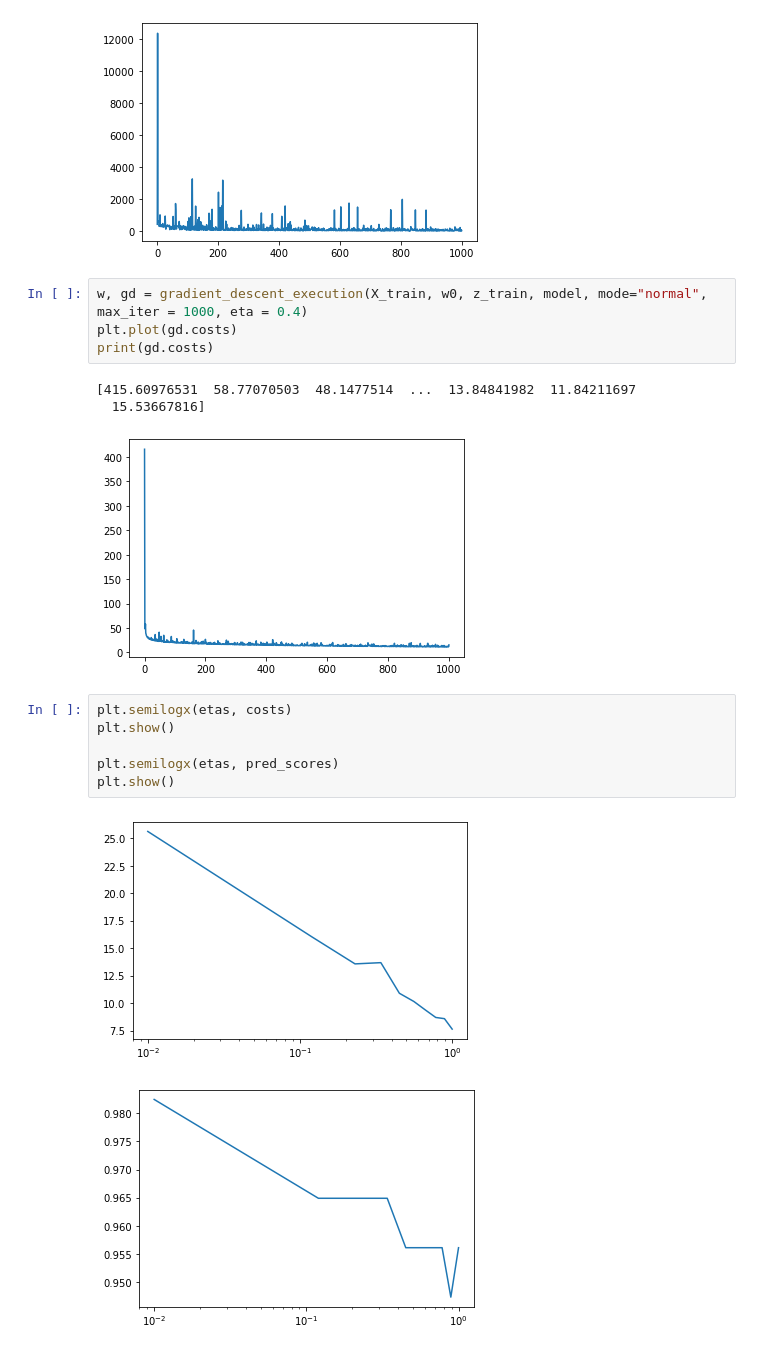
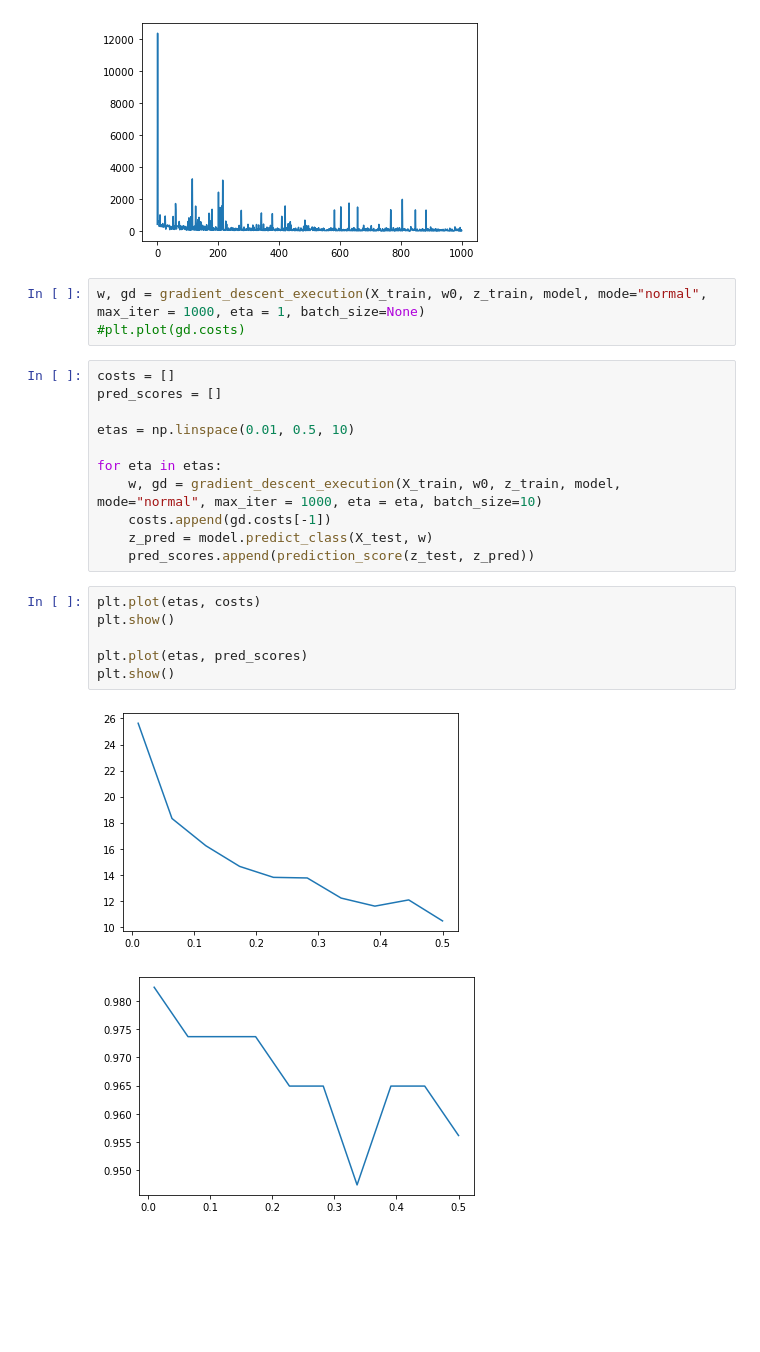
Before and after one commit to carlfre/FYS-STK3155-project-2, a Jupyter notebook: notebooks/logistic_regression.ipynb, the cells around one changed output. Cells and saved outputs as stored; diff of their text form; blank space fills up the shorter version.

```diff
--- a/notebooks/logistic_regression.ipynb
+++ b/notebooks/logistic_regression.ipynb
@@ -336,19 +336,25 @@ print(gd.costs)
  7.10512713e+01 1.95497705e+01]
 [figure]
 # %%
-w, gd = gradient_descent_execution(X_train, w0, z_train, model, mode="normal", max_iter = 1000, eta = 0.4)
-plt.plot(gd.costs)
-print(gd.costs)
+w, gd = gradient_descent_execution(X_train, w0, z_train, model, mode="normal", max_iter = 1000, eta = 1, batch_size=None)
+#plt.plot(gd.costs)
-# %% [output]
-[415.60976531  58.77070503  48.1477514  ...  13.84841982  11.84211697
-  15.53667816]
-[figure, removed]
+# %%
+costs = []
+pred_scores = []
+
+etas = np.linspace(0.01, 0.5, 10)
+
+for eta in etas:
+    w, gd = gradient_descent_execution(X_train, w0, z_train, model, mode="normal", max_iter = 1000, eta = eta, batch_size=10)
+    costs.append(gd.costs[-1])
+    z_pred = model.predict_class(X_test, w)
+    pred_scores.append(prediction_score(z_test, z_pred))
 # %%
-plt.semilogx(etas, costs)
+plt.plot(etas, costs)
 plt.show()
 
-plt.semilogx(etas, pred_scores)
+plt.plot(etas, pred_scores)
 plt.show()
 # %% [output]
-[figure, old version]
+[figure, new version]
-[figure, old version]
+[figure, new version]
```
Also changed, not shown: 2 other files.
